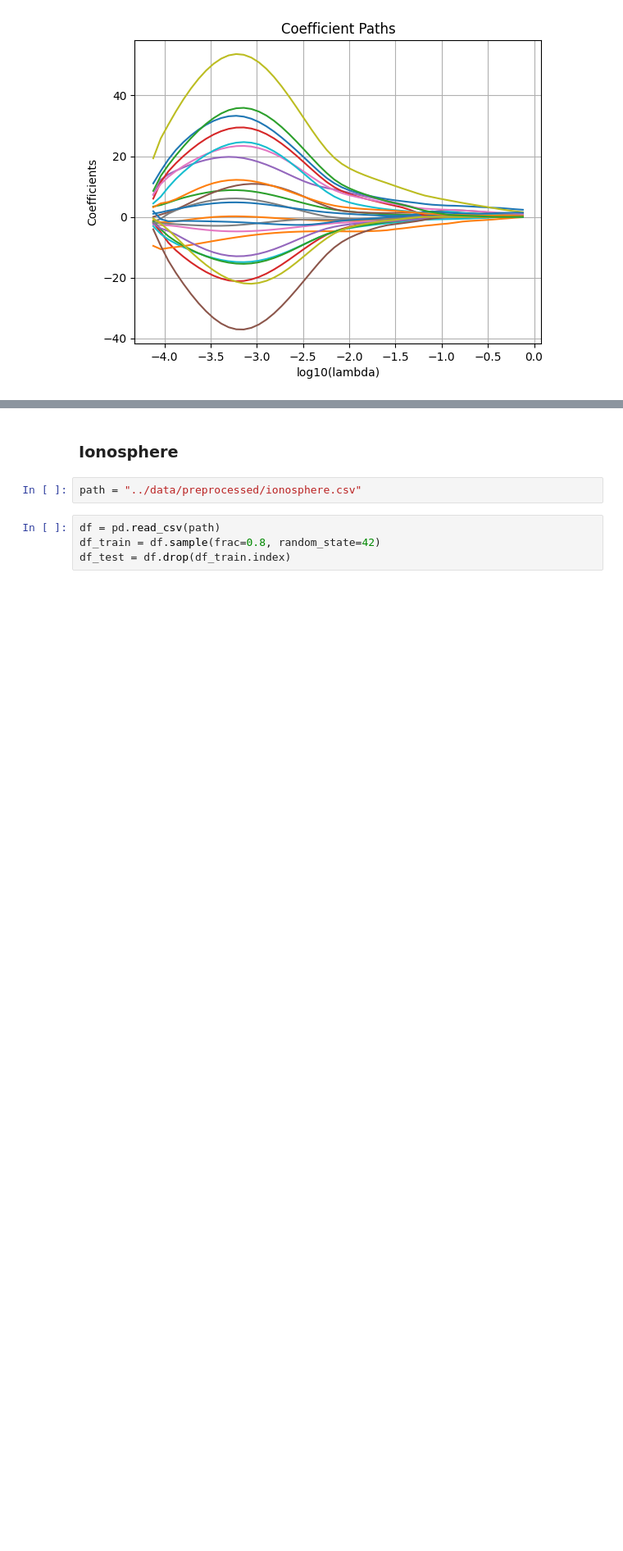
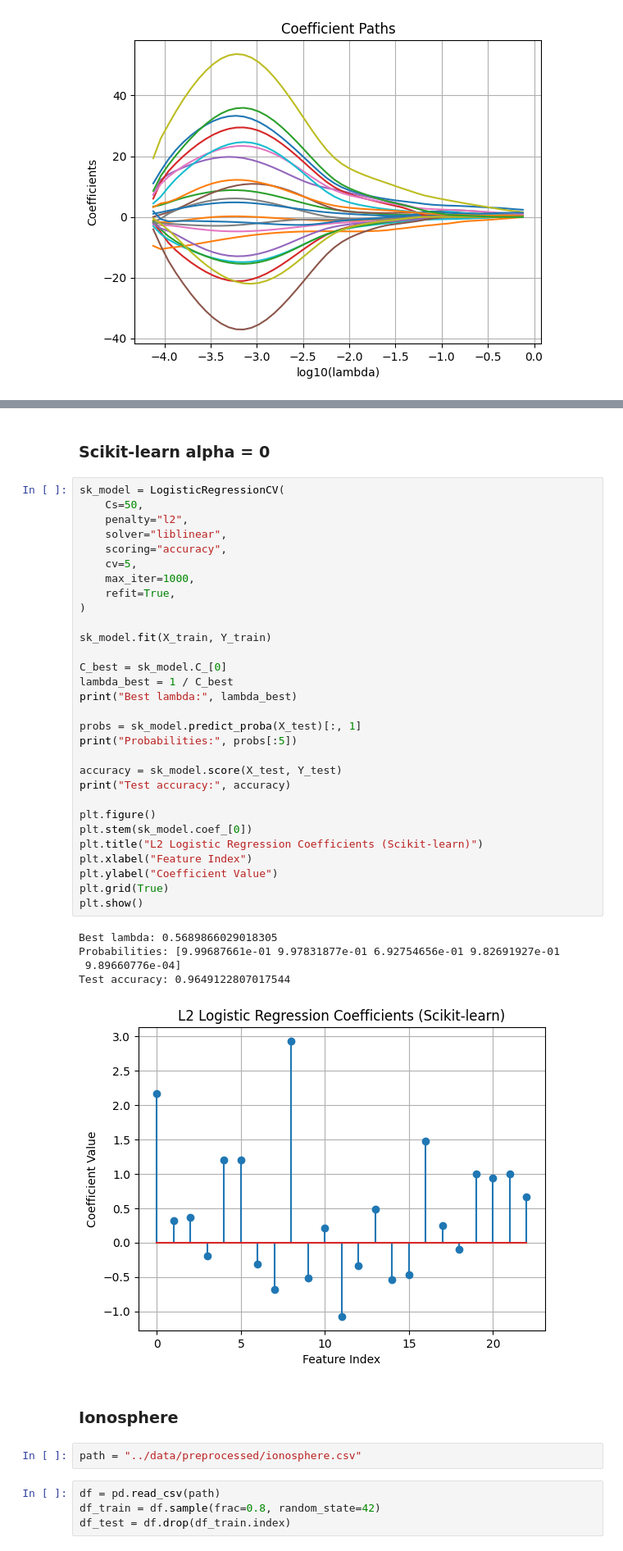
Before and after one commit to CyprienFOURCROY/AdvancedML_Project, a Jupyter notebook: notebooks/main.ipynb, the cells around one changed output, grey strips where cells are left out. Shown at 82% size. Saved outputs shown, nothing was run; the diff lists cells and outputs as text; blank space fills up the shorter version.

```diff
--- a/notebooks/main.ipynb
+++ b/notebooks/main.ipynb
@@ -129,3 +224,41 @@ Probabilities: [0.98920662 0.95629453 0.70165935 0.94108394 0.05473092]
+# %% [markdown]
+### Scikit-learn alpha = 0
+# %%
+sk_model = LogisticRegressionCV(
+    Cs=50,
+    penalty="l2",
+    solver="liblinear",
+    scoring="accuracy",
+    cv=5,
+    max_iter=1000,
+    refit=True,
+)
+
+sk_model.fit(X_train, Y_train)
+
+C_best = sk_model.C_[0]
+lambda_best = 1 / C_best
+print("Best lambda:", lambda_best)
+
+probs = sk_model.predict_proba(X_test)[:, 1]
+print("Probabilities:", probs[:5])
+
+accuracy = sk_model.score(X_test, Y_test)
+print("Test accuracy:", accuracy)
+
+plt.figure()
+plt.stem(sk_model.coef_[0])
+plt.title("L2 Logistic Regression Coefficients (Scikit-learn)")
+plt.xlabel("Feature Index")
+plt.ylabel("Coefficient Value")
+plt.grid(True)
+plt.show()
+# %% [output]
+Best lambda: 0.5689866029018305
+Probabilities: [9.99687661e-01 9.97831877e-01 6.92754656e-01 9.82691927e-01
+ 9.89660776e-04]
+Test accuracy: 0.9649122807017544
+[figure, added]
 # %% [markdown]
 ### Ionosphere
 # %%
```
Also changed, not shown: parts of 21 cells of this notebook.
